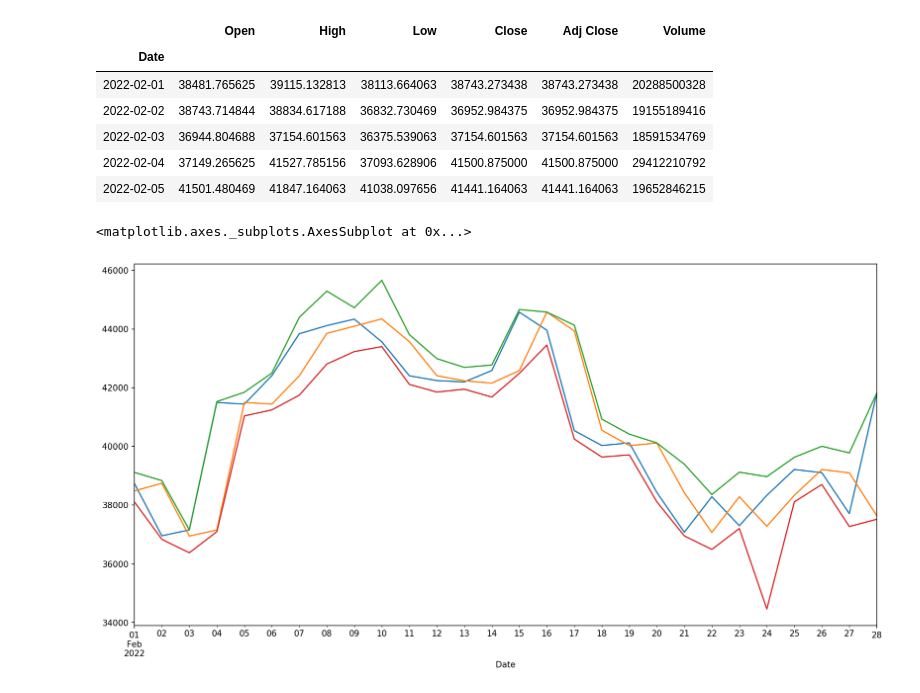
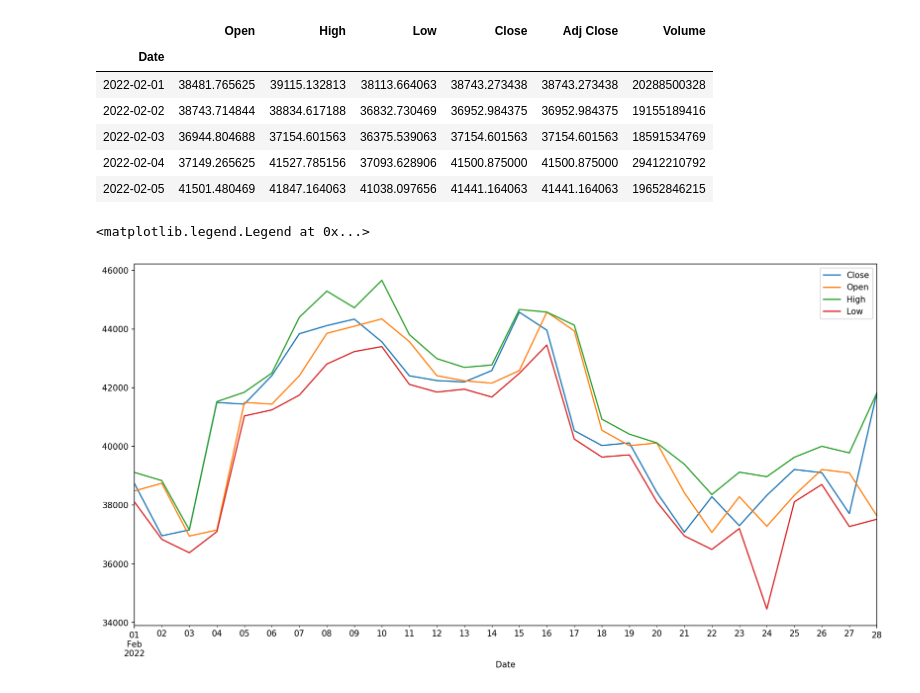
Before and after one commit to yosou20/multivariate_time-series_anomaly_detection, a Jupyter notebook: note1.ipynb, the cells around one changed output. Drawn from its saved outputs; the diff is of its cells as text; code cells hidden in the pictures.

```diff
--- a/note1.ipynb
+++ b/note1.ipynb
@@ -20,9 +23,10 @@ df.head()
 # %%
 plt.figure(figsize=(16, 8), dpi=150)
 df['Close'].plot()
 df['Open'].plot()
 df['High'].plot()
 df['Low'].plot()
+plt.legend()
 # %% [output]
-<matplotlib.axes._subplots.AxesSubplot at 0x...>
+<matplotlib.legend.Legend at 0x...>
-[figure, old version]
+[figure, new version]
```
Also changed, not shown: parts of 1 cell of this notebook, 1 other file.
